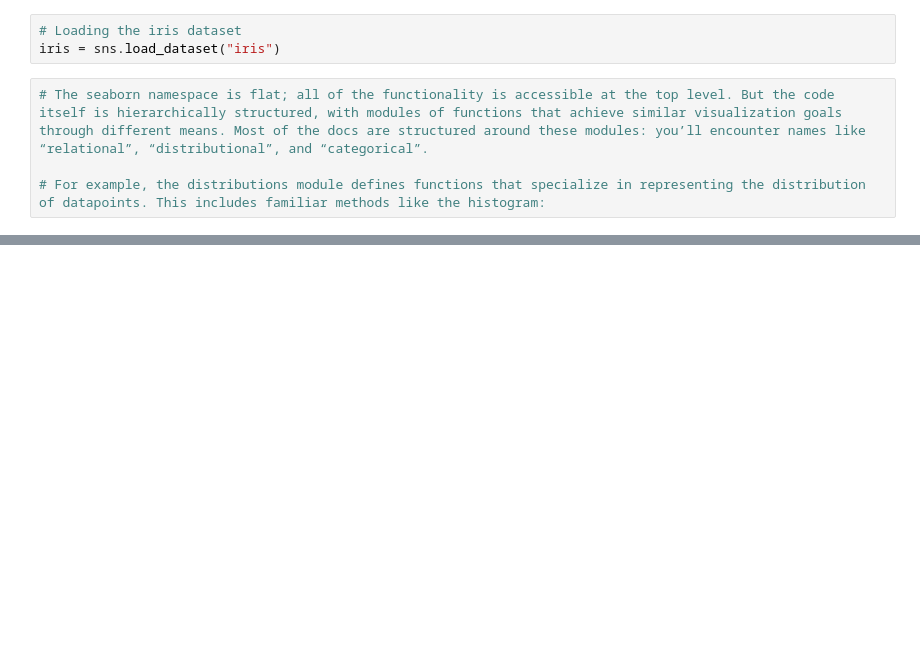
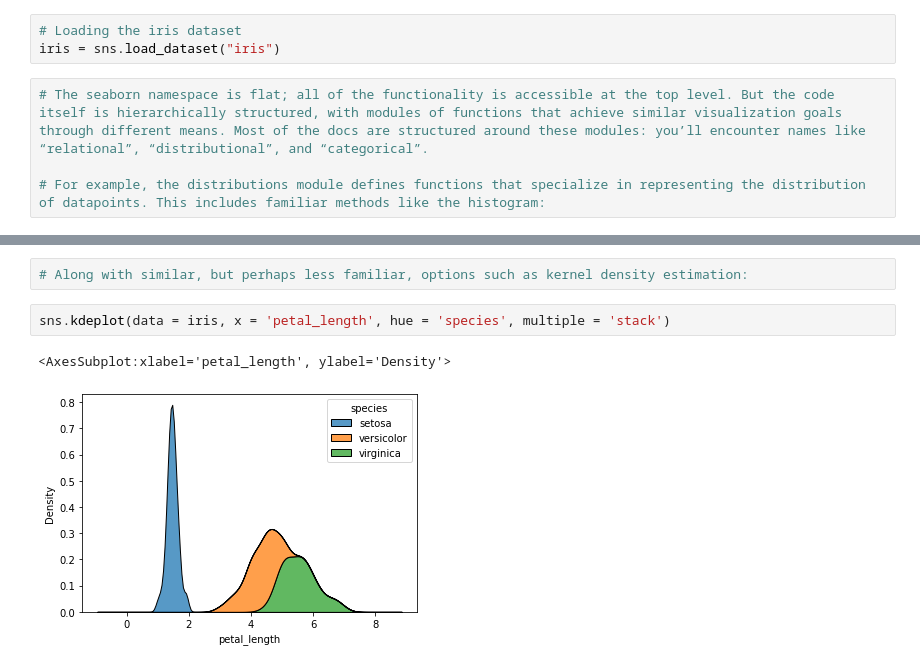
Before and after one commit to chimaihueze/Seaborn, a Jupyter notebook: plotting-functions.ipynb, the cells around one changed output, grey strips where cells are left out. Drawn from its saved outputs; the diff is of its cells as text; blank space fills up the shorter version.

```diff
--- a/plotting-functions.ipynb
+++ b/plotting-functions.ipynb
@@ -82,0 +83,7 @@ sns.histplot(data = iris, x = 'species', y = 'petal_length', hue = 'species', mu
+# %%
+# Along with similar, but perhaps less familiar, options such as kernel density estimation:
+# %%
+sns.kdeplot(data = iris, x = 'petal_length', hue = 'species', multiple = 'stack')
+# %% [output]
+<AxesSubplot:xlabel='petal_length', ylabel='Density'>
+[figure, added]
```
Also changed, not shown: parts of 5 cells of this notebook, 1 other file.
